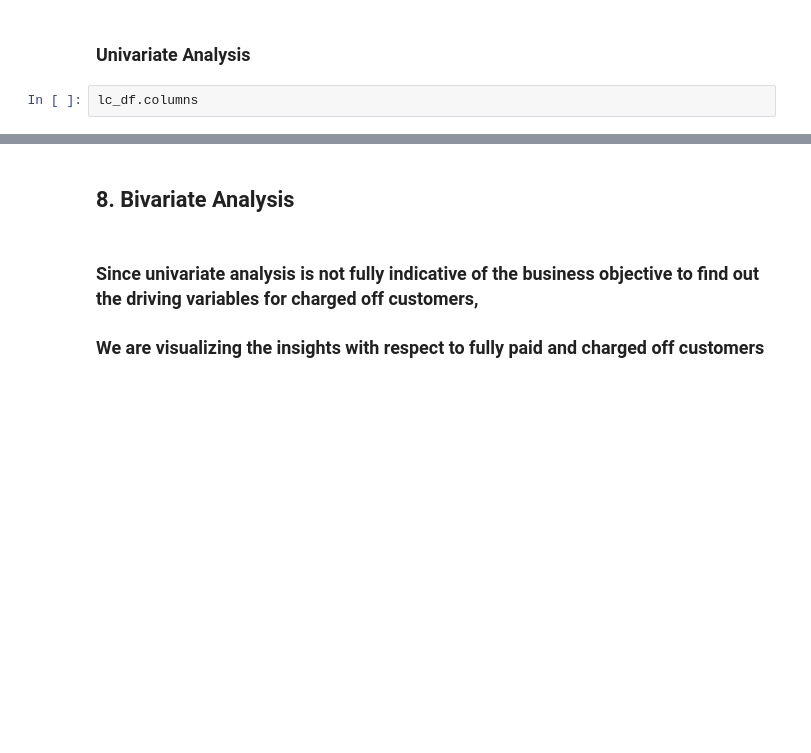
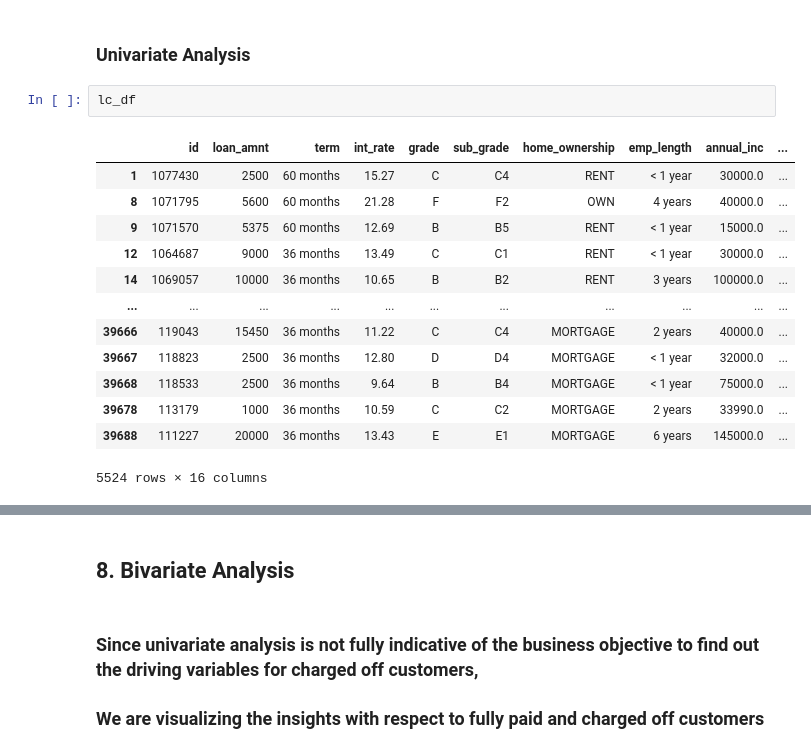
Before and after one commit to karthickchetti/LendingClubCaseStudy, a Jupyter notebook: Karthick_Chetti.ipynb, the cells around one changed output, grey strips where cells are left out. Saved outputs shown, nothing was run; the diff lists cells and outputs as text; blank space fills up the shorter version.

```diff
--- a/Karthick_Chetti.ipynb
+++ b/Karthick_Chetti.ipynb
@@ -172,6 +266,20 @@ print(f"{removed_data_points} data points were removed because they were outlier
 # %% [markdown]
 ### Univariate Analysis
 # %%
-lc_df.columns
+lc_df
+# %% [output]
+|  | id | loan_amnt | term | int_rate | grade | sub_grade | home_ownership | emp_length | annual_inc | ... |
+| 1 | 1077430 | 2500 | 60 months | 15.27 | C | C4 | RENT | < 1 year | 30000.0 | ... |
+| 8 | 1071795 | 5600 | 60 months | 21.28 | F | F2 | OWN | 4 years | 40000.0 | ... |
+| 9 | 1071570 | 5375 | 60 months | 12.69 | B | B5 | RENT | < 1 year | 15000.0 | ... |
+| 12 | 1064687 | 9000 | 36 months | 13.49 | C | C1 | RENT | < 1 year | 30000.0 | ... |
+| 14 | 1069057 | 10000 | 36 months | 10.65 | B | B2 | RENT | 3 years | 100000.0 | ... |
+| ... | ... | ... | ... | ... | ... | ... | ... | ... | ... | ... |
+| 39666 | 119043 | 15450 | 36 months | 11.22 | C | C4 | MORTGAGE | 2 years | 40000.0 | ... |
+| 39667 | 118823 | 2500 | 36 months | 12.80 | D | D4 | MORTGAGE | < 1 year | 32000.0 | ... |
+| 39668 | 118533 | 2500 | 36 months | 9.64 | B | B4 | MORTGAGE | < 1 year | 75000.0 | ... |
+| 39678 | 113179 | 1000 | 36 months | 10.59 | C | C2 | MORTGAGE | 2 years | 33990.0 | ... |
+| 39688 | 111227 | 20000 | 36 months | 13.43 | E | E1 | MORTGAGE | 6 years | 145000.0 | ... |
+5524 rows × 16 columns
 # %%
 for col in lc_df.columns:
```
Also changed, not shown: parts of 22 cells of this notebook.
